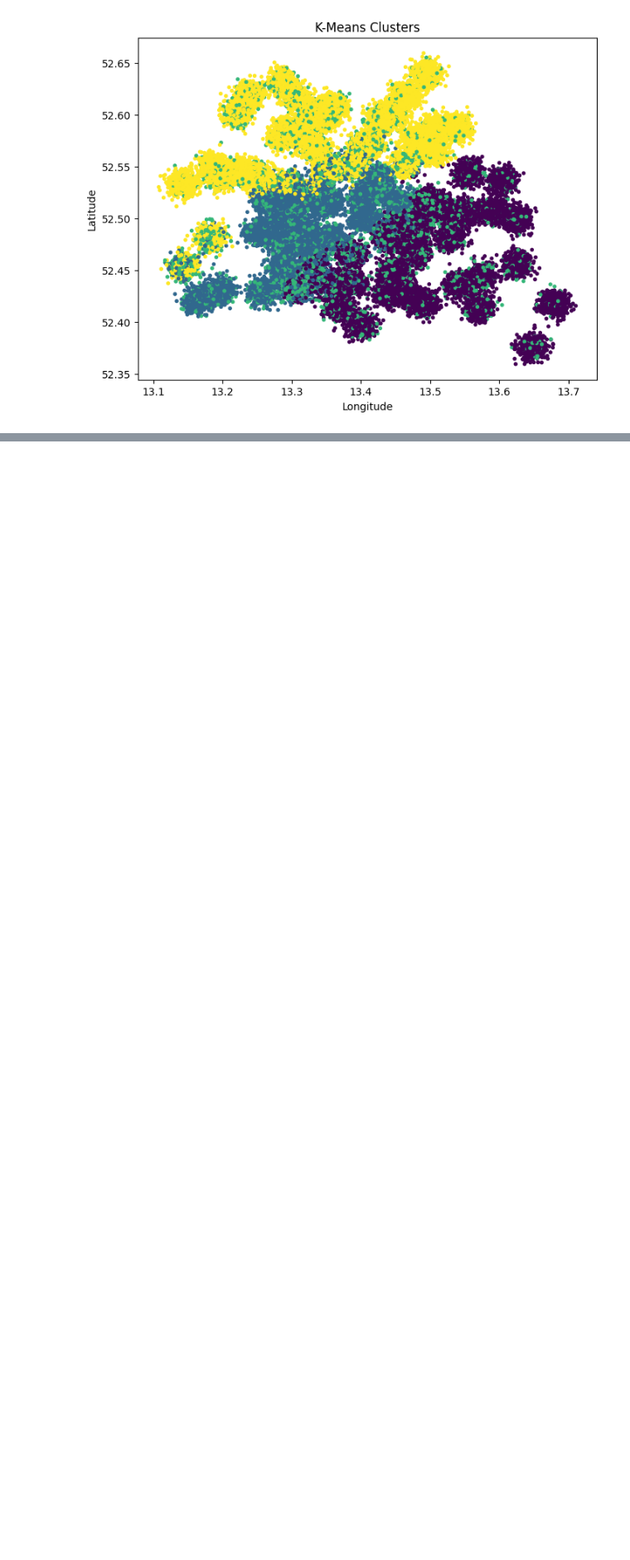
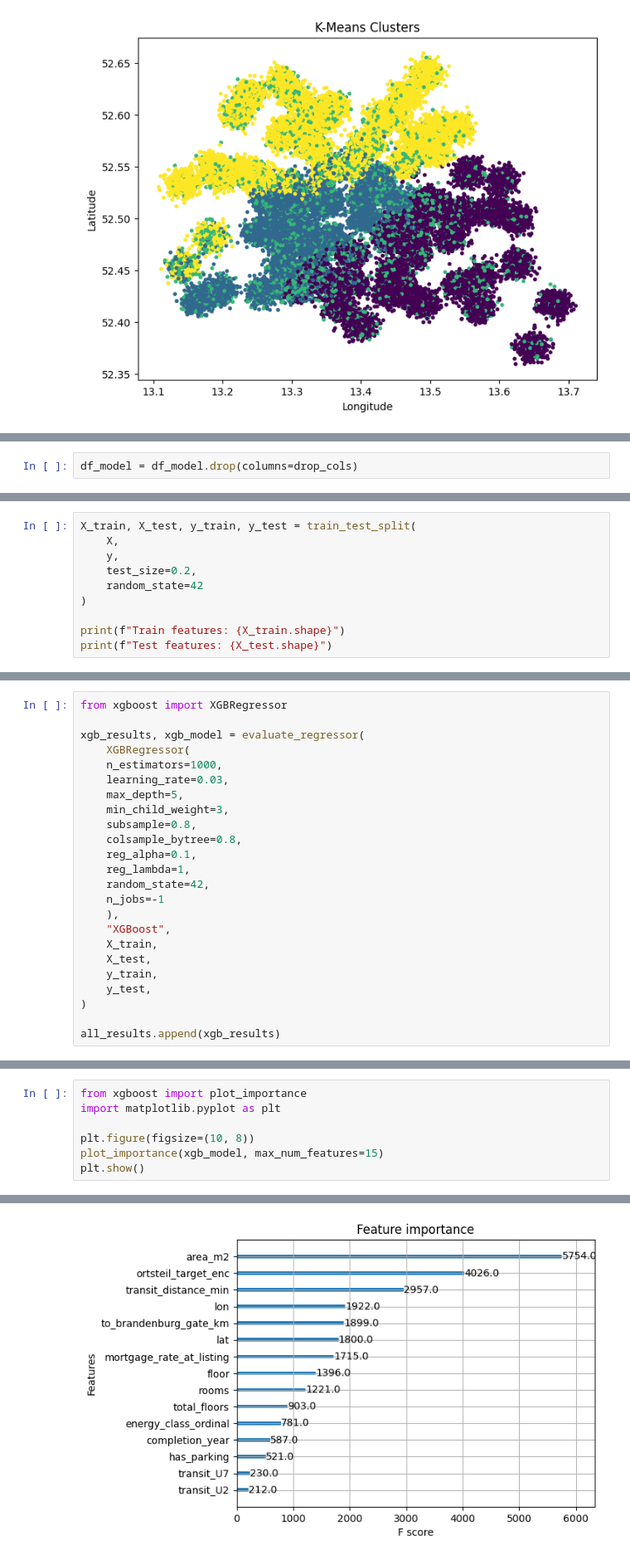
Before and after one commit to MarieKatha/berlin-property-intelligence, a Jupyter notebook: notebooks/marie.ipynb, the cells around one changed output, grey strips where cells are left out. Shown at 83% size. Drawn from its saved outputs; the diff is of its cells as text; blank space fills up the shorter version.

Commit message:
Add XGBoost notebook for new construction model

```diff
--- a/notebooks/marie.ipynb
+++ b/notebooks/marie.ipynb
@@ -487,0 +689,2 @@ plt.show()
+# %%
+df_model = df_model.drop(columns=drop_cols)
@@ -487,0 +764,10 @@ plt.show()
+# %%
+X_train, X_test, y_train, y_test = train_test_split(
+    X,
+    y,
+    test_size=0.2,
+    random_state=42
+)
+
+print(f"Train features: {X_train.shape}")
+print(f"Test features: {X_test.shape}")
@@ -487,0 +864,24 @@ plt.show()
+# %%
+from xgboost import XGBRegressor
+
+xgb_results, xgb_model = evaluate_regressor(
+    XGBRegressor(
+    n_estimators=1000,
+    learning_rate=0.03,
+    max_depth=5,
+    min_child_weight=3,
+    subsample=0.8,
+    colsample_bytree=0.8,
+    reg_alpha=0.1,
+    reg_lambda=1,
+    random_state=42,
+    n_jobs=-1
+    ),
+    "XGBoost",
+    X_train,
+    X_test,
+    y_train,
+    y_test,
+)
+
+all_results.append(xgb_results)
@@ -487,0 +894,8 @@ plt.show()
+# %%
+from xgboost import plot_importance
+import matplotlib.pyplot as plt
+
+plt.figure(figsize=(10, 8))
+plot_importance(xgb_model, max_num_features=15)
+plt.show()
+# %% [output]
@@ -487,0 +903 @@ plt.show()
+[figure, added]
```
Also changed, not shown: parts of 28 cells of this notebook.
